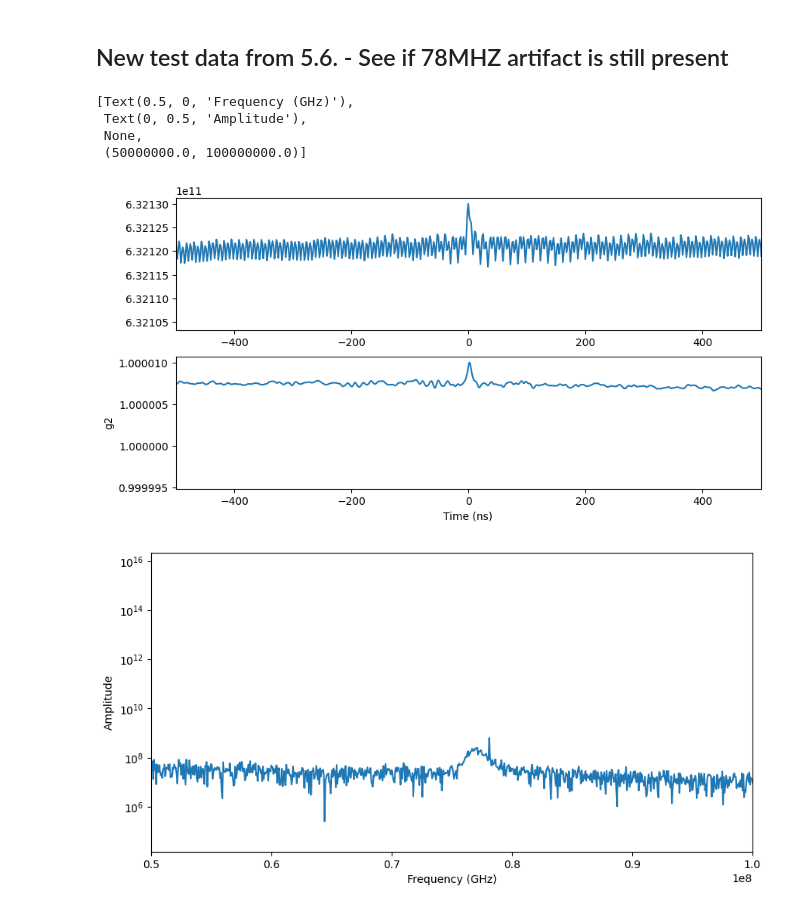
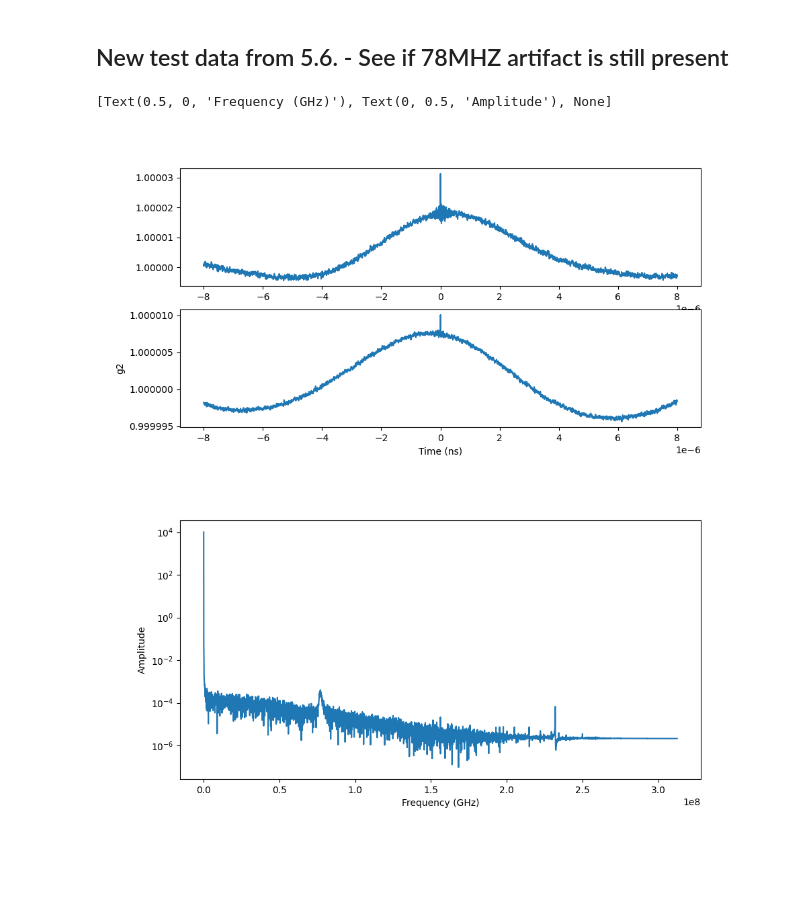
Before and after one commit to SteWey0/Bachelorarbeit, a Jupyter notebook: analysis_example.ipynb, the cells around one changed output. Saved outputs shown, nothing was run; the diff lists cells and outputs as text; code cells hidden in the pictures; blank space fills up the shorter version.

```diff
--- a/analysis_example.ipynb
+++ b/analysis_example.ipynb
@@ -257,12 +226,12 @@ def data_reduction(directory, number_data:int=None):
     for n in tqdm(range(number_data), desc='Do data reduction'):
         path = directory + '\measurement_' + str(n).zfill(5) + '.fcorr'
         data = np.loadtxt(path)
-        data = data
+        data = pattern_correction(data)
         weight = np.std(data)**-2
         sum += data*weight
         weight_sum += weight
     average_g2 = sum/weight_sum
-    return average_g2
+    return lowpass(average_g2)
 
 def count_files_in_directory(directory):
     '''
@@ -347,7 +335,7 @@ RuntimeError: Optimal parameters not found: Number of calls to function has reac
 ## New test data from 5.6. - See if 78MHZ artifact is still present
 # %%
 measurement_name = '20240605_10x10test'
-num = 998
+num = 1000
 filename = 'average' + str(num) # This is the filename of the reduced data file. can be used to distinguish between different data reduction methods.
 # Only do time intensive data reduction if not already done:
 if not os.path.exists('reduced_data\\' + measurement_name + '\\' + filename + '.txt'):
@@ -358,26 +346,22 @@ if not os.path.exists('reduced_data\\' + measurement_name + '\\' + filename + '.
 else:
     average = np.loadtxt('reduced_data\\' + measurement_name + '\\' + filename + '.txt')
 # %%
-
+%matplotlib widget
 old_data_average = np.loadtxt('reduced_data\\20240319_cable_lengths\\average_7251.txt')
 fig,ax = plt.subplots(nrows =2, figsize=(10, 5))
 ax[0].plot(t, average)
 ax[0].ticklabel_format(useOffset=False)
-ax[1].set(xlabel='Time (ns)', ylabel='g2', xlim=[-500,500])
+ax[1].set(xlabel='Time (ns)', ylabel='g2')
 ax[1].plot(t, old_data_average)
 ax[0].sharex(ax[1])
 ax[1].ticklabel_format(useOffset=False)
-
 fourier = np.fft.rfft(average)
 frequencies = np.fft.rfftfreq(len(average), t_width*1e-9)
 fig,ax = plt.subplots(figsize=(10, 5))
 ax.plot(frequencies, np.abs(fourier))
-ax.set(xlabel='Frequency (GHz)', ylabel='Amplitude', yscale='log', xlim=[0.5e8, 1e8])
+ax.set(xlabel='Frequency (GHz)', ylabel='Amplitude', yscale='log')
 # %% [output]
-[Text(0.5, 0, 'Frequency (GHz)'),
- Text(0, 0.5, 'Amplitude'),
- None,
- (50000000.0, 100000000.0)]
+[Text(0.5, 0, 'Frequency (GHz)'), Text(0, 0.5, 'Amplitude'), None]
-[figure, old version]
+[figure, new version]
-[figure, old version]
+[figure, new version]
 # %%
```
Also changed, not shown: parts of 13 cells of this notebook.
